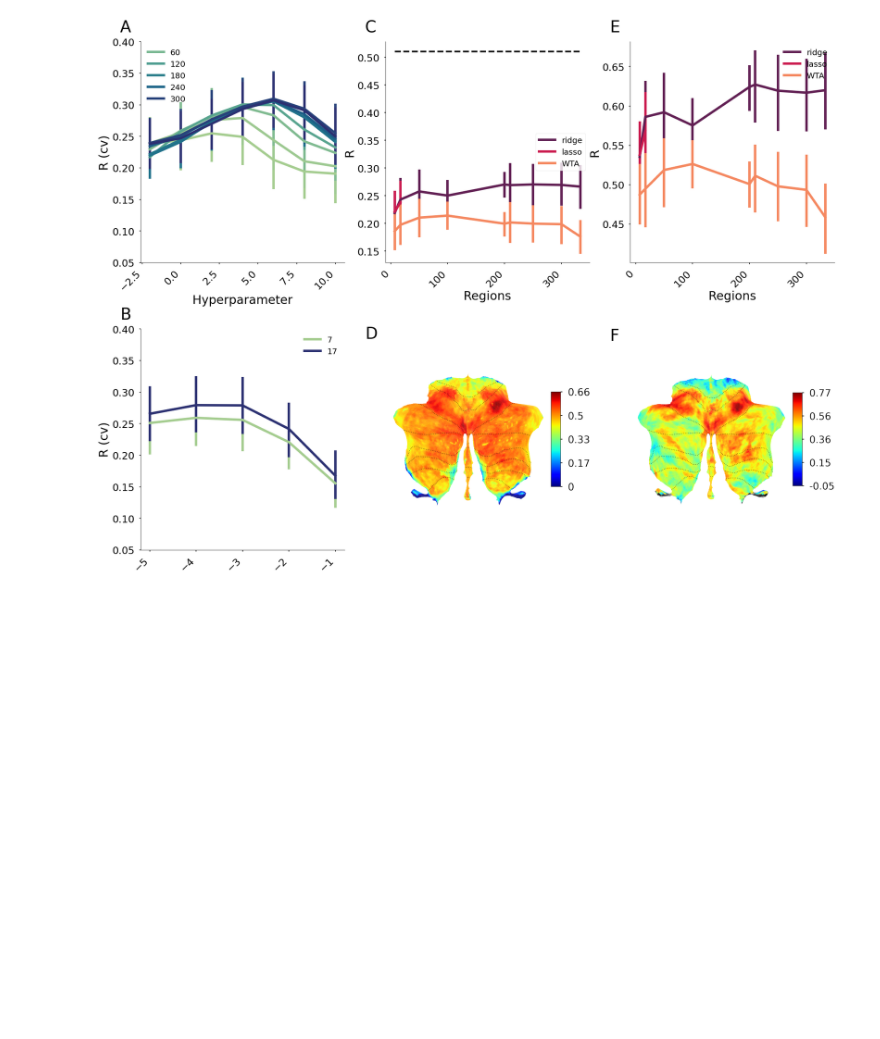
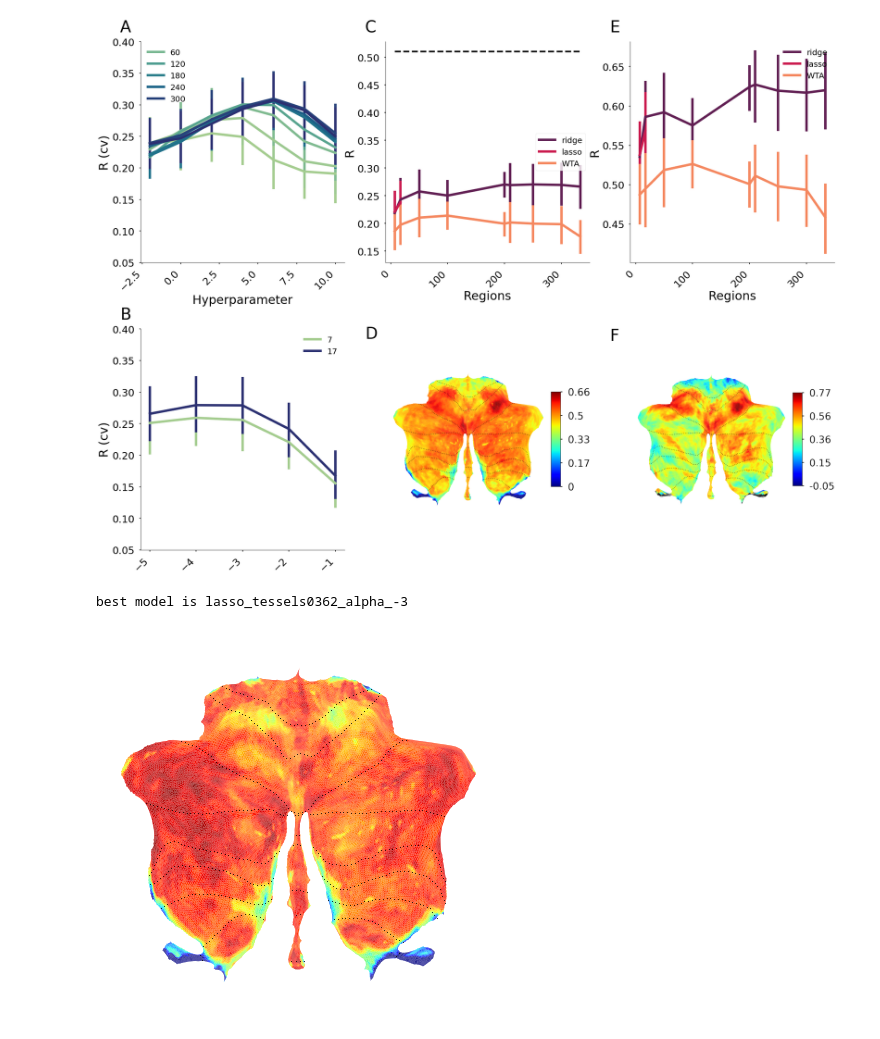
Before and after one commit to maedbhk/cerebellum_connectivity, a Jupyter notebook: notebooks/figures-mk.ipynb, the cells around one changed output. Saved outputs shown, nothing was run; the diff lists cells and outputs as text; code cells hidden in the pictures; blank space fills up the shorter version.

```diff
--- a/notebooks/figures-mk.ipynb
+++ b/notebooks/figures-mk.ipynb
@@ -34,3 +34,11 @@ fig.figS1()
 # %% [output]
 <Figure size 921.6x633.6 with 0 Axes>
 [figure]
+# %%
+import connectivity.visualize as vis
+
+vis.map_dispersion_cerebellum(model_name='best_model',
+                              method='lasso')
+# %% [output]
+best model is lasso_tessels0362_alpha_-3
+[figure, added]
```
Also changed, not shown: 6 other files.
